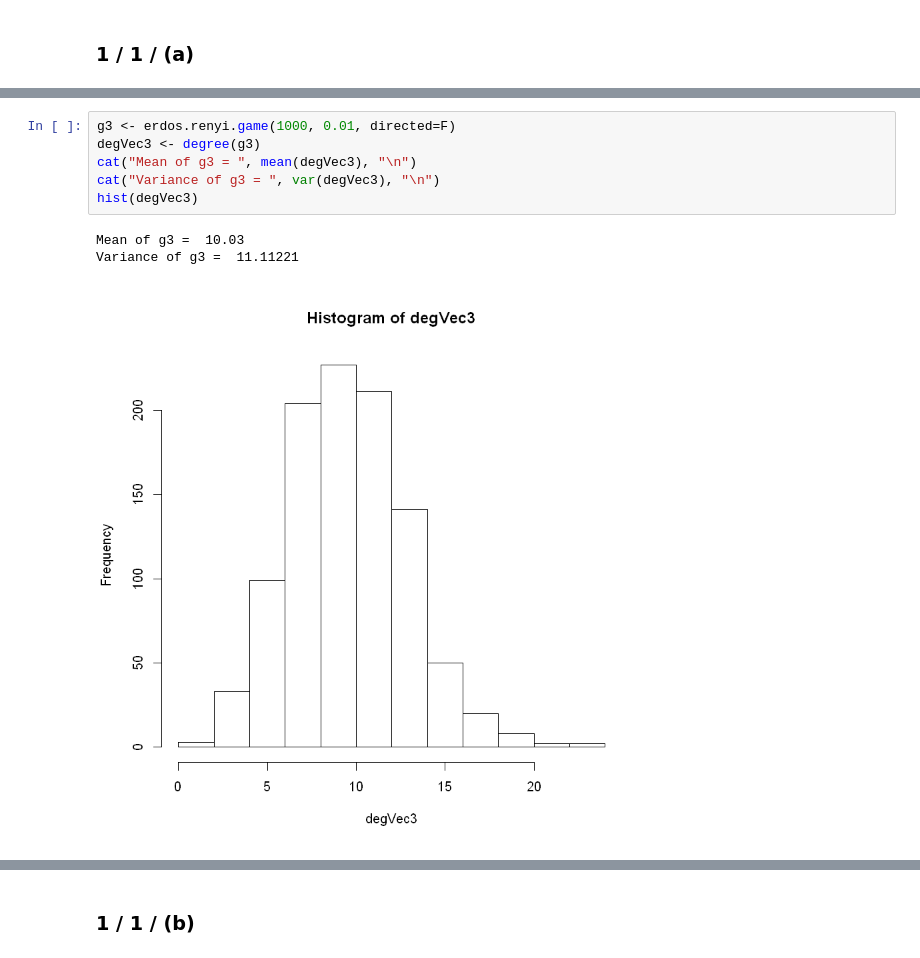
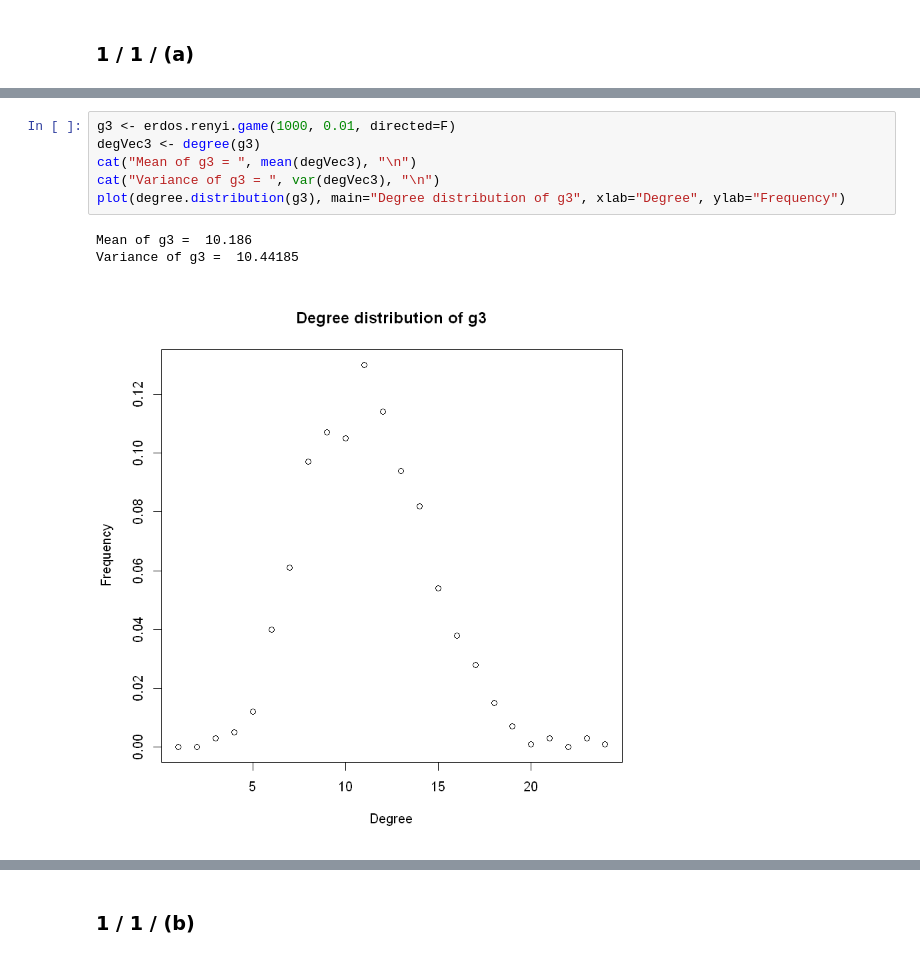
Before and after one commit to YufeiHu/EE232E-Large-Scale-Social-Network, a Jupyter notebook: project1/part1/part1.ipynb, the cells around one changed output, grey strips where cells are left out. Saved outputs shown, nothing was run; the diff lists cells and outputs as text.

```diff
--- a/project1/part1/part1.ipynb
+++ b/project1/part1/part1.ipynb
@@ -25,13 +25,13 @@ Variance of g2 =  4.182727
 # %%
 g3 <- erdos.renyi.game(1000, 0.01, directed=F)
 degVec3 <- degree(g3)
 cat("Mean of g3 = ", mean(degVec3), "\n")
 cat("Variance of g3 = ", var(degVec3), "\n")
-hist(degVec3)
+plot(degree.distribution(g3), main="Degree distribution of g3", xlab="Degree", ylab="Frequency")
 # %% [output]
-Mean of g3 =  10.03
-Variance of g3 =  11.11221
+Mean of g3 =  10.186
+Variance of g3 =  10.44185
-[figure, old version]
+[figure, new version]
 # %%
 g4 <- erdos.renyi.game(1000, 0.05, directed=F)
 degVec4 <- degree(g4)
```
Also changed, not shown: parts of 25 cells of this notebook.
